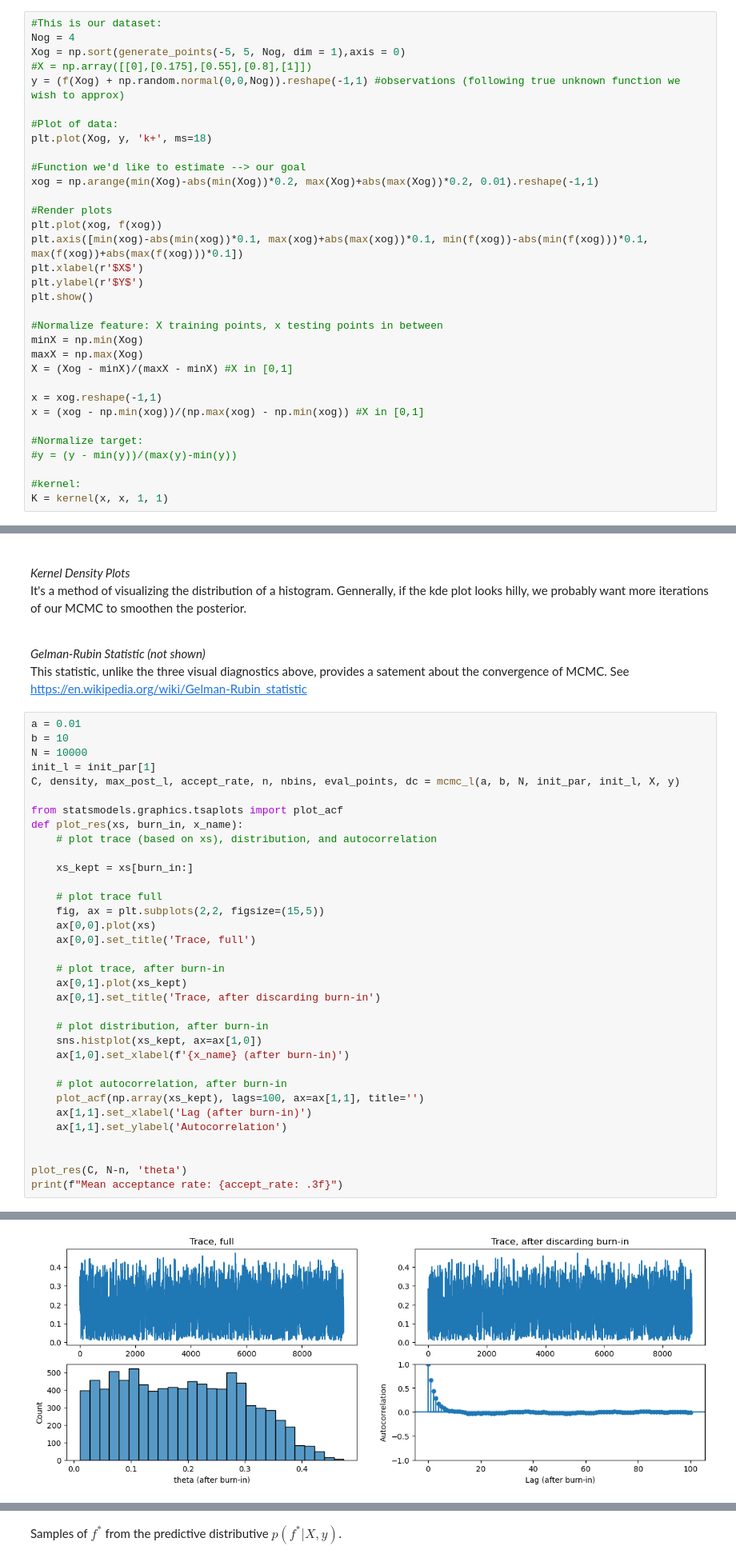
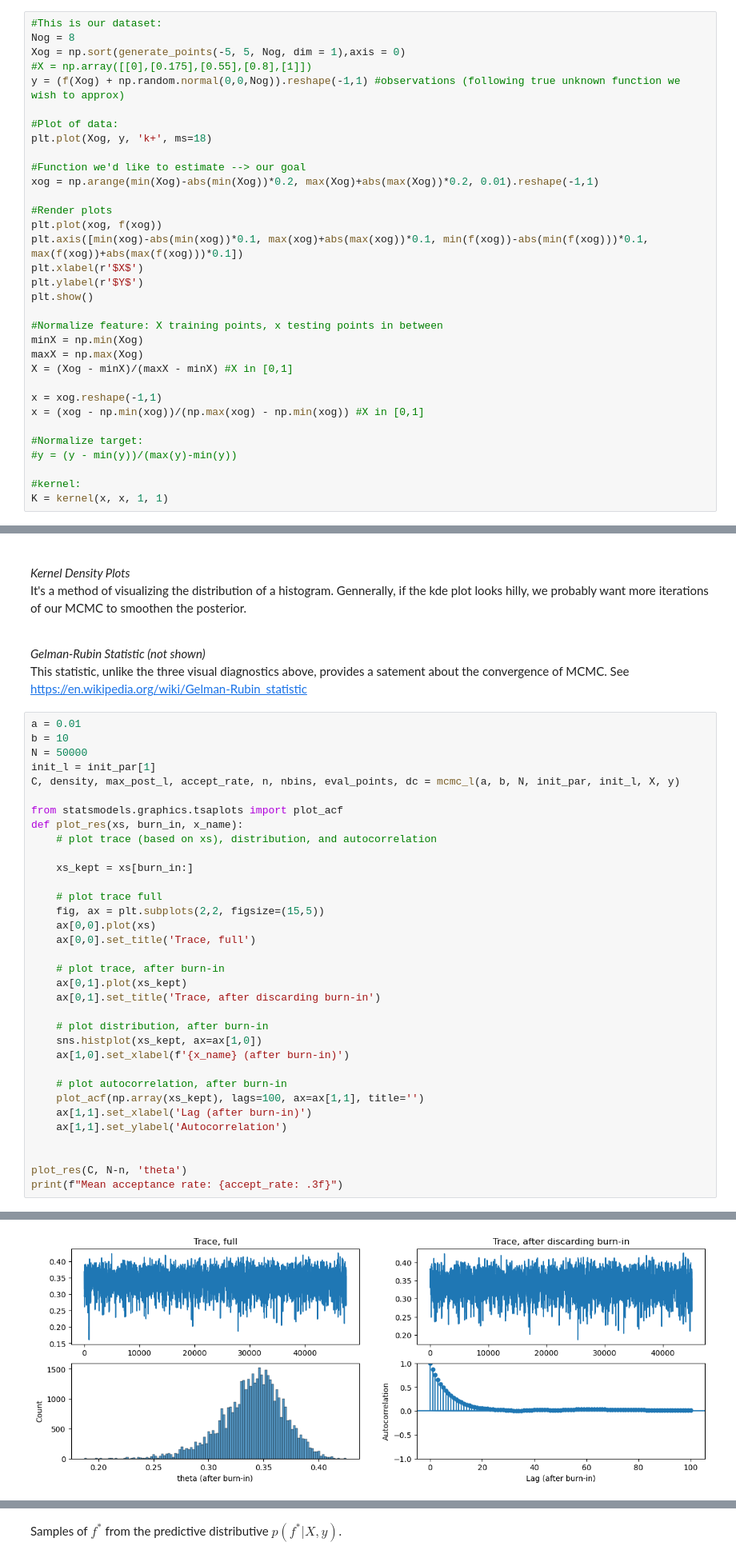
Before and after one commit to SashaCroatia/GaussianProcessRegression, a Jupyter notebook: BayesianModelSelection.ipynb, the cells around one changed output, grey strips where cells are left out. Shown at 80% size. Drawn from its saved outputs; the diff is of its cells as text.

```diff
--- a/BayesianModelSelection.ipynb
+++ b/BayesianModelSelection.ipynb
@@ -196,7 +196,7 @@ def plot_post(X, y, sigma_n, kernelParameter_l, kernelParameter_sigma):
 Plot of dataset and the function we'd like to estimate (our goal):
 # %%
 #This is our dataset:
-Nog = 4
+Nog = 8
 Xog = np.sort(generate_points(-5, 5, Nog, dim = 1),axis = 0)
 #X = np.array([[0],[0.175],[0.55],[0.8],[1]])
 y = (f(Xog) + np.random.normal(0,0,Nog)).reshape(-1,1) #observations (following true unknown function we wish to approx)
@@ -825,7 +825,7 @@ This statistic, unlike the three visual diagnostics above, provides a satement a
 # %%
 a = 0.01
 b = 10
-N = 10000
+N = 50000
 init_l = init_par[1]
 C, density, max_post_l, accept_rate, n, nbins, eval_points, dc = mcmc_l(a, b, N, init_par, init_l, X, y)
 
@@ -861,4 +861,4 @@ Mean acceptance rate:  0.395
-[figure, old version]
+[figure, new version]
 # %%
 plt.plot(range(N-n, N),C,'.')
 plt.xlabel('Iteration i')
```
Also changed, not shown: parts of 39 cells of this notebook.
